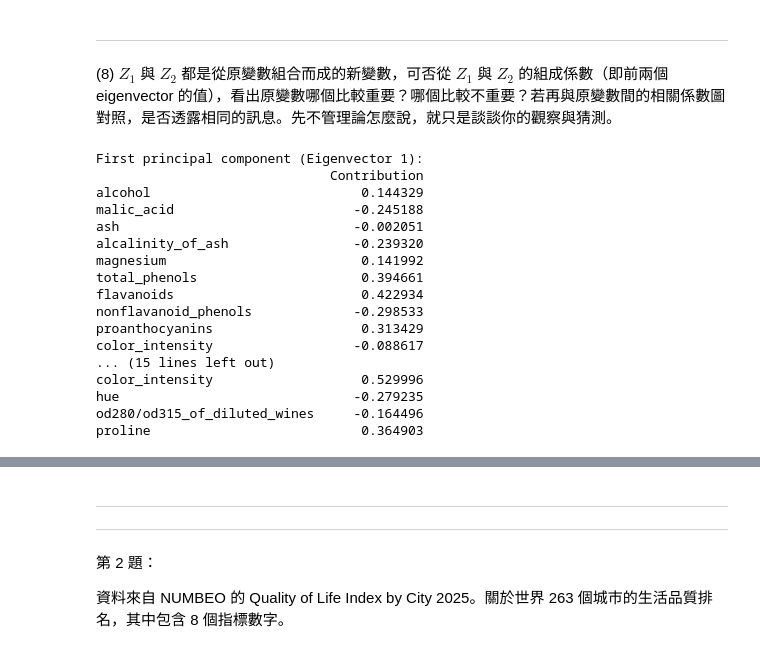
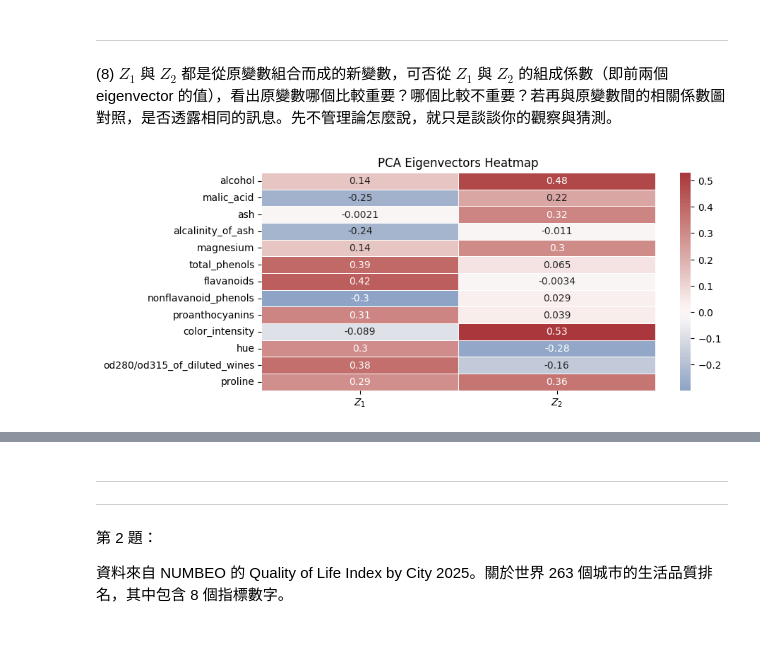
Before and after one commit to Hank8ntpu/InClassCoding, a Jupyter notebook: homework_demo.ipynb, the cells around one changed output, grey strips where cells are left out. Cells and saved outputs as stored; diff of their text form; code cells hidden in the pictures.

```diff
--- a/homework_demo.ipynb
+++ b/homework_demo.ipynb
@@ -307,38 +307,23 @@ plt.show()
 <hr>
 
 (8) $Z_1$ 與 $Z_2$ 都是從原變數組合而成的新變數，可否從 $Z_1$ 與 $Z_2$ 的組成係數（即前兩個 eigenvector 的值），看出原變數哪個比較重要？哪個比較不重要？若再與原變數間的相關係數圖對照，是否透露相同的訊息。先不管理論怎麼說，就只是談談你的觀察與猜測。
-# %%
-# **執行 PCA，選擇前兩個主成分**
-# **使用標準化資料**
-pca_standardized = PCA(n_components=2)
-X_pca_standardized = pca_standardized.fit_transform(X_standardized)
-# **顯示前兩個特徵向量與欄位名稱**
-feature_names = X.columns  # 取得原始資料的欄位名稱
-
-print("First principal component (Eigenvector 1):")
-pc1 = pd.DataFrame(pca.components_[0], index=feature_names, columns=["Contribution"])
-print(pc1)  # 顯示第一主成分的特徵向量及各變數的貢獻
-
-print("\nSecond principal component (Eigenvector 2):")
-pc2 = pd.DataFrame(pca.components_[1], index=feature_names, columns=["Contribution"])
-print(pc2)  # 顯示第二主成分的特徵向量及各變數的貢獻
-# %% [output]
-First principal component (Eigenvector 1):
-                              Contribution
-alcohol                           0.144329
-malic_acid                       -0.245188
-ash                              -0.002051
-alcalinity_of_ash                -0.239320
-magnesium                         0.141992
-total_phenols                     0.394661
-flavanoids                        0.422934
-nonflavanoid_phenols             -0.298533
-proanthocyanins                   0.313429
-color_intensity                  -0.088617
-... (15 lines left out)
-color_intensity                   0.529996
-hue                              -0.279235
-od280/od315_of_diluted_wines     -0.164496
-proline                           0.364903
+# %%
+# 執行 PCA（使用標準化資料）
+pca_standardized = PCA(n_components=2)
+X_pca_standardized = pca_standardized.fit_transform(X_standardized)
+
+# 取得特徵向量
+feature_names = X.columns  # 原始變數名稱
+eigenvectors = pd.DataFrame(pca_standardized.components_.T, index=feature_names, columns=["$Z_1$", "$Z_2$"])
+
+# 繪製熱圖
+plt.figure(figsize=(9, 4))
+seaborn.heatmap(eigenvectors, annot=True, cmap="vlag", center=0, linewidths=0.5)
+
+# 設定標題
+plt.title("PCA Eigenvectors Heatmap")
+plt.show()
+# %% [output]
+[figure, added]
 # %% [markdown]
 **<font color=skyblue>對執行結果的觀察紀錄：</font>**
```
Also changed, not shown: parts of 13 cells of this notebook, 2 other files.
